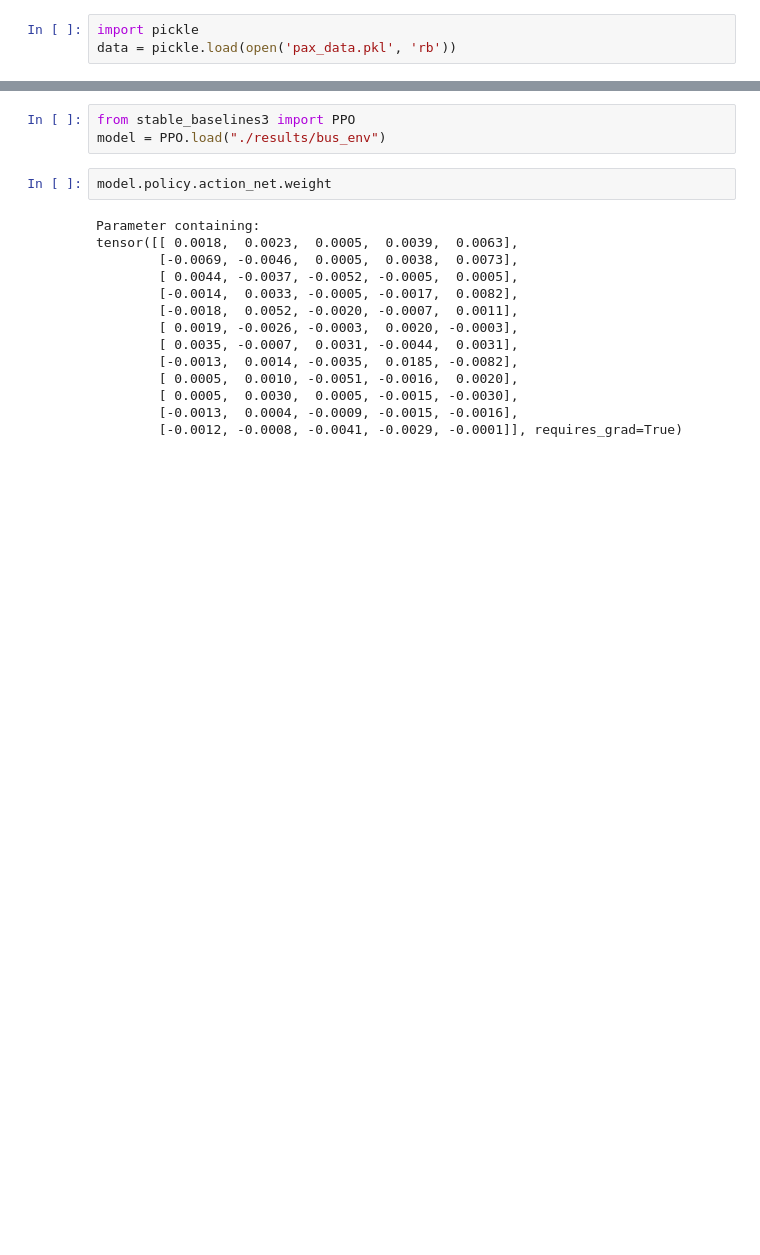
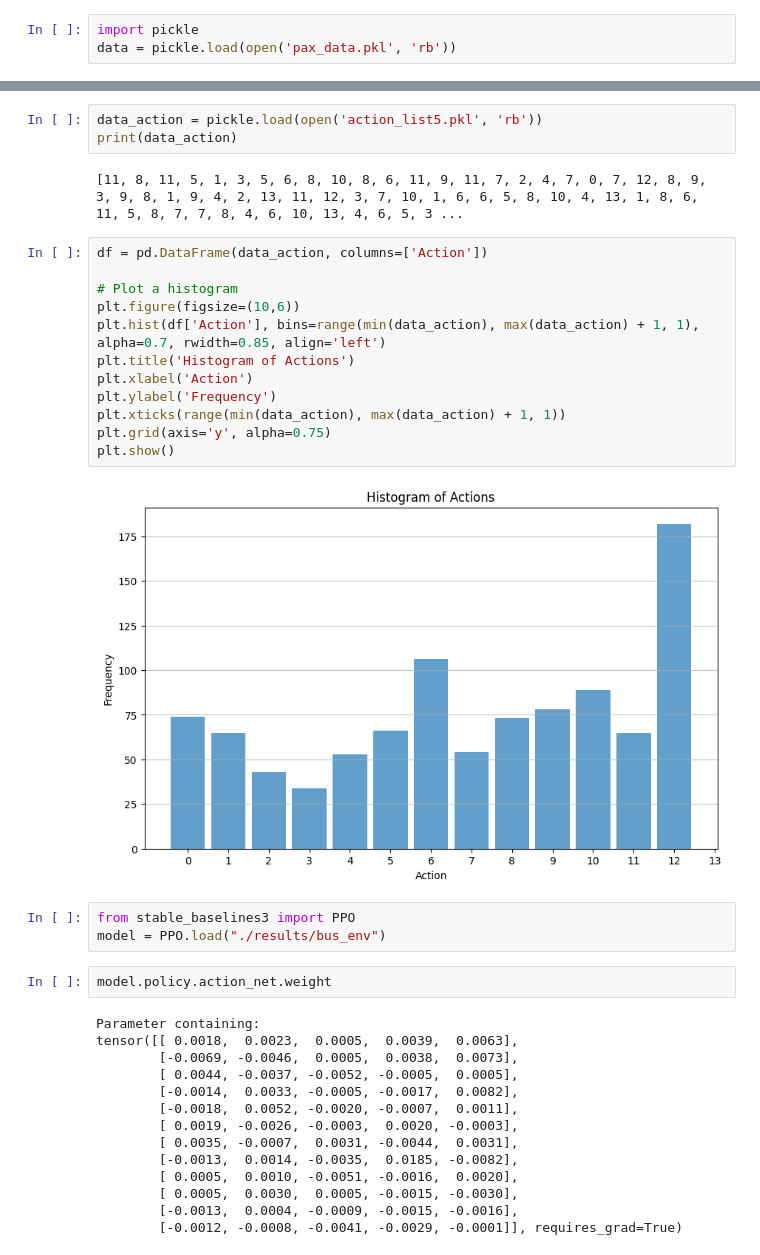
Before and after one commit to quao627/RL_bus_operation, a Jupyter notebook: code/test.ipynb, the cells around one changed output, grey strips where cells are left out. Saved outputs shown, nothing was run; the diff lists cells and outputs as text; blank space fills up the shorter version.

```diff
--- a/code/test.ipynb
+++ b/code/test.ipynb
@@ -17,3 +28,22 @@ sns.scatterplot(x=data_plot[:, 0], y=data_plot[:, 1])
+# %%
+data_action = pickle.load(open('action_list5.pkl', 'rb'))
+print(data_action)
+# %% [output]
+[11, 8, 11, 5, 1, 3, 5, 6, 8, 10, 8, 6, 11, 9, 11, 7, 2, 4, 7, 0, 7, 12, 8, 9, 3, 9, 8, 1, 9, 4, 2, 13, 11, 12, 3, 7, 10, 1, 6, 6, 5, 8, 10, 4, 13, 1, 8, 6, 11, 5, 8, 7, 7, 8, 4, 6, 10, 13, 4, 6, 5, 3 ...
+# %%
+df = pd.DataFrame(data_action, columns=['Action'])
+
+# Plot a histogram
+plt.figure(figsize=(10,6))
+plt.hist(df['Action'], bins=range(min(data_action), max(data_action) + 1, 1), alpha=0.7, rwidth=0.85, align='left')
+plt.title('Histogram of Actions')
+plt.xlabel('Action')
+plt.ylabel('Frequency')
+plt.xticks(range(min(data_action), max(data_action) + 1, 1))
+plt.grid(axis='y', alpha=0.75)
+plt.show()
+# %% [output]
+[figure, added]
 # %%
 from stable_baselines3 import PPO
 model = PPO.load("./results/bus_env")
```
Also changed, not shown: parts of 3 cells of this notebook, 2 other files.
